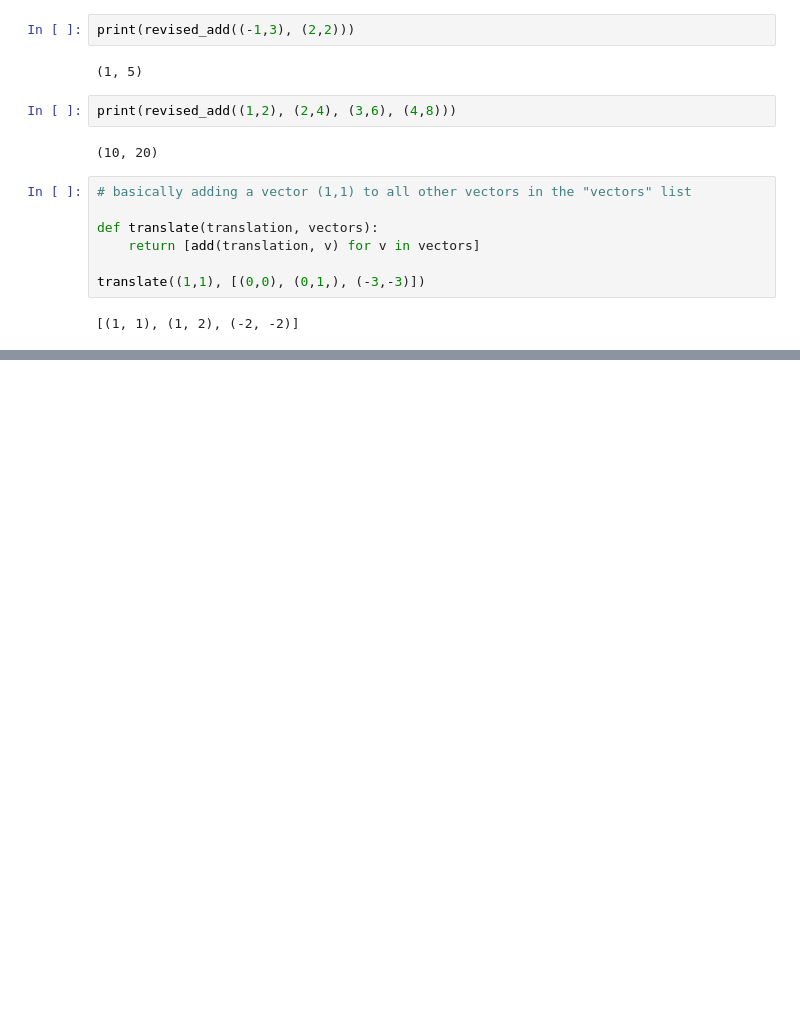
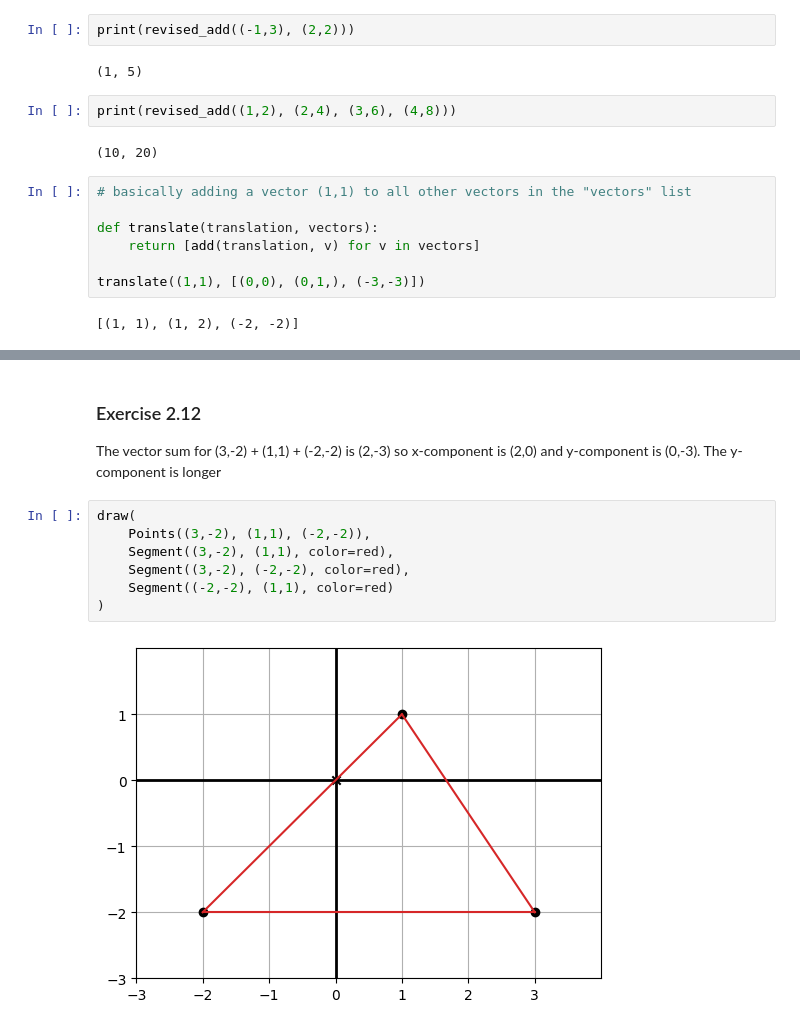
Before and after one commit to PaulApivat/Math-for-Programmers, a Jupyter notebook: Chapter 02/my_walkthrough.ipynb, the cells around one changed output, grey strips where cells are left out. Drawn from its saved outputs; the diff is of its cells as text; blank space fills up the shorter version.

```diff
--- a/Chapter 02/my_walkthrough.ipynb
+++ b/Chapter 02/my_walkthrough.ipynb
@@ -243,0 +329,13 @@ translate((1,1), [(0,0), (0,1,), (-3,-3)])
+# %% [markdown]
+### Exercise 2.12
+
+The vector sum for (3,-2) + (1,1) + (-2,-2) is (2,-3) so x-component is (2,0) and y-component is (0,-3). The y-component is longer
+# %%
+draw(
+    Points((3,-2), (1,1), (-2,-2)),
+    Segment((3,-2), (1,1), color=red),
+    Segment((3,-2), (-2,-2), color=red),
+    Segment((-2,-2), (1,1), color=red)
+)
+# %% [output]
+[figure, added]
```
Also changed, not shown: parts of 13 cells of this notebook.
